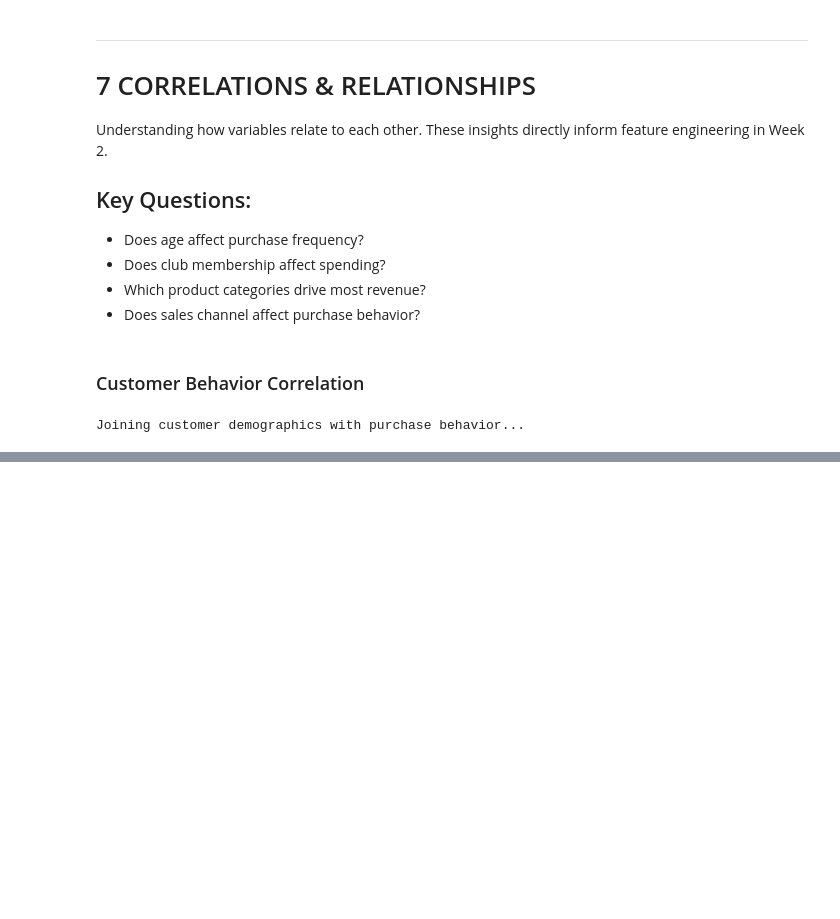
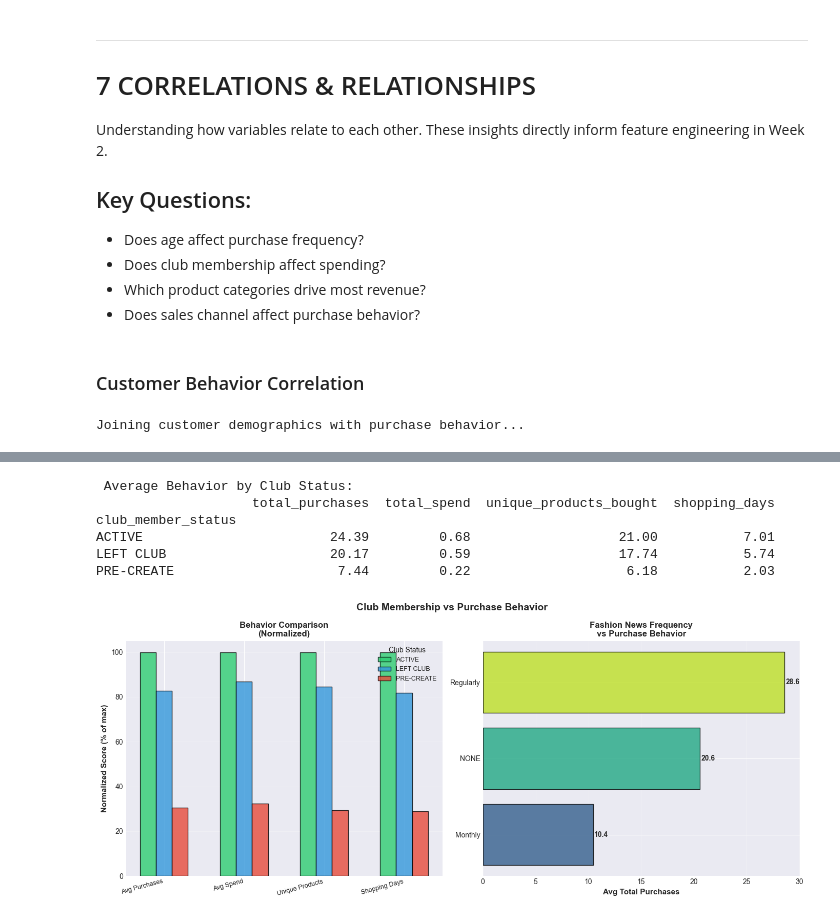
Before and after one commit to DeneeshK/H-M-Ecommerce-Intelligence-with-SPARK, a Jupyter notebook: notebooks/01_EDA.ipynb, the cells around one changed output, grey strips where cells are left out. Saved outputs shown, nothing was run; the diff lists cells and outputs as text; code cells hidden in the pictures; blank space fills up the shorter version.

```diff
--- a/notebooks/01_EDA.ipynb
+++ b/notebooks/01_EDA.ipynb
@@ -2164,0 +2274,80 @@ Joining customer demographics with purchase behavior...
+# %%
+# Compare behavior across club membership status
+club_behavior = behavior_pd.groupby('club_member_status').agg({
+    'total_purchases': 'mean',
+    'total_spend': 'mean',
+    'unique_products_bought': 'mean',
+    'shopping_days': 'mean'
+}).round(2)
+
+print("\n Average Behavior by Club Status:")
+print(club_behavior.to_string())
+# %% [output]
+ Average Behavior by Club Status:
+                    total_purchases  total_spend  unique_products_bought  shopping_days
+club_member_status
+ACTIVE                        24.39         0.68                   21.00           7.01
+LEFT CLUB                     20.17         0.59                   17.74           5.74
+PRE-CREATE                     7.44         0.22                    6.18           2.03
+# %%
+# Visualization
+fig, axes = plt.subplots(1, 2, figsize=(14, 6))
+fig.suptitle('Club Membership vs Purchase Behavior',
+             fontsize=14, fontweight='bold')
+
+metrics = ['total_purchases', 'total_spend',
+           'unique_products_bought', 'shopping_days']
+metric_labels = ['Avg Purchases', 'Avg Spend',
+                 'Unique Products', 'Shopping Days']
+
+# 1. Grouped bar chart
+ax1 = axes[0]
+x = np.arange(len(metrics))
+club_statuses = club_behavior.index.tolist()
+colors_club = ['#2ecc71', '#3498db', '#e74c3c', '#95a5a6']
+width = 0.2
+
+for i, (status, color) in enumerate(zip(club_statuses, colors_club)):
+    values = [club_behavior.loc[status, m] for m in metrics]
+    # Normalize for comparison
+    max_vals = [club_behavior[m].max() for m in metrics]
+    norm_values = [v/m*100 for v, m in zip(values, max_vals)]
+    bars = ax1.bar(x + i*width, norm_values, width,
+                   label=status, color=color,
+                   edgecolor='black', alpha=0.8)
+
+ax1.set_xticks(x + width)
+ax1.set_xticklabels(metric_labels, rotation=15, ha='right', fontsize=9)
+ax1.set_ylabel('Normalized Score (% of max)', fontsize=11, fontweight='bold')
+ax1.set_title('Behavior Comparison\n(Normalized)', fontsize=12, fontweight='bold')
+ax1.legend(title='Club Status', fontsize=9)
+ax1.grid(True, alpha=0.3, axis='y')
+
+# 2. Fashion news frequency vs purchases
+ax2 = axes[1]
+news_behavior = behavior_pd.groupby('fashion_news_frequency').agg({
+    'total_purchases': 'mean',
+    'total_spend': 'mean'
+}).round(2).sort_values('total_purchases', ascending=True)
+
+colors_news = plt.cm.viridis(np.linspace(0.3, 0.9, len(news_behavior)))
+bars = ax2.barh(range(len(news_behavior)),
+                news_behavior['total_purchases'],
+                color=colors_news, edgecolor='black', alpha=0.8)
+
+ax2.set_yticks(range(len(news_behavior)))
+ax2.set_yticklabels(news_behavior.index, fontsize=10)
+ax2.set_xlabel('Avg Total Purchases', fontsize=11, fontweight='bold')
+ax2.set_title('Fashion News Frequency\nvs Purchase Behavior',
+              fontsize=12, fontweight='bold')
+ax2.grid(True, alpha=0.3, axis='x')
+
+for i, (bar, val) in enumerate(zip(bars, news_behavior['total_purchases'])):
+    ax2.text(val + 0.1, i, f'{val:.1f}', va='center',
+             fontsize=10, fontweight='bold')
+
+plt.tight_layout()
+plt.savefig(f"{OUTPUT_DIR}/19_membership_vs_behavior.png", dpi=300, bbox_inches='tight')
+plt.show()
+# %% [output]
+[figure, added]
```
Also changed, not shown: parts of 12 cells of this notebook, 5 other files.
